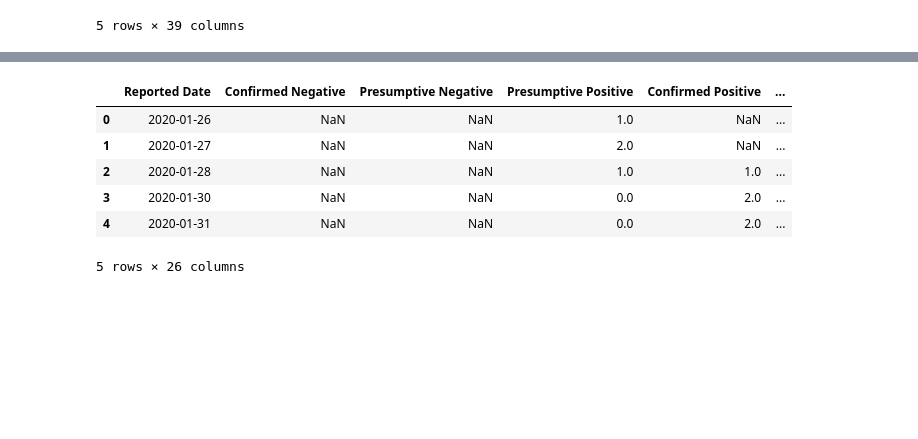
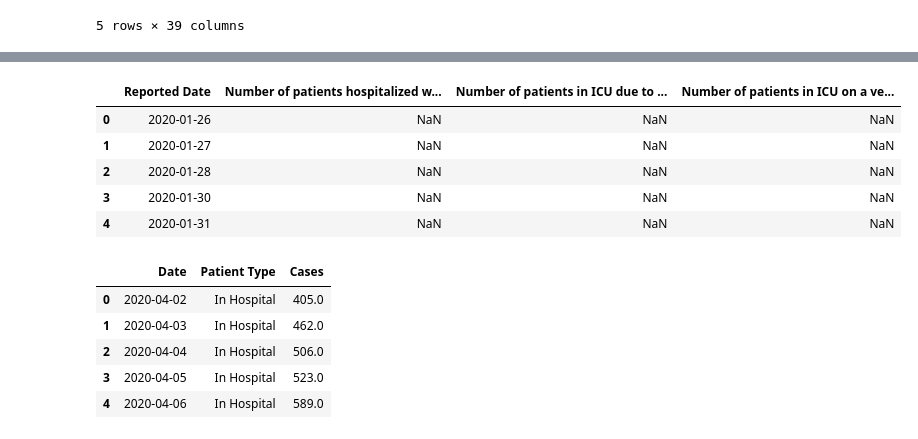
Before and after one commit to MichaszJ/Ontario-COVID-19, a Jupyter notebook: Ontario-COVID-19-P9.ipynb, the cells around one changed output, grey strips where cells are left out. Cells and saved outputs as stored; diff of their text form; code cells hidden in the pictures; blank space fills up the shorter version.

```diff
--- a/Ontario-COVID-19-P9.ipynb
+++ b/Ontario-COVID-19-P9.ipynb
@@ -77,19 +76,35 @@ total_data_trim = total_data[total_data.prname != 'Canada']
 # %%
 # extracting number of hospitalized, ICU, ventilated
 ontario_data2 = pd.read_csv('https://data.ontario.ca/dataset/f4f86e54-872d-43f8-8a86-3892fd3cb5e6/resource/ed270bb8-340b-41f9-a7c6-e8ef587e6d11/download/covidtesting.csv')
 
-hospital_data = ontario_data2[['Reported Date', 'Number of patients hospitalized with COVID-19', 'Number of patients in ICU due to COVID-19', 'Number of patients in ICU on a ventilator due to COVID-19']]
+groups = [
+    'Reported Date', 'Number of patients hospitalized with COVID-19',
+    'Number of patients in ICU due to COVID-19',
+    'Number of patients in ICU on a ventilator due to COVID-19'
+]
 
-#patients_hospitalized = ontario_data2['Number of patients hospitalized with COVID-19'].values
-#patients_icu = ontario_data2['Number of patients in ICU due to COVID-19'].values
-#patients_icu_vent = ontario_data2['Number of patients in ICU on a ventilator due to COVID-19'].values
-
-ontario_data2.head()
+hospital_data = ontario_data2[groups]
+hospital_data.head()
 # %% [output]
-|  | Reported Date | Confirmed Negative | Presumptive Negative | Presumptive Positive | Confirmed Positive | ... |
-| 0 | 2020-01-26 | NaN | NaN | 1.0 | NaN | ... |
-| 1 | 2020-01-27 | NaN | NaN | 2.0 | NaN | ... |
-| 2 | 2020-01-28 | NaN | NaN | 1.0 | 1.0 | ... |
-| 3 | 2020-01-30 | NaN | NaN | 0.0 | 2.0 | ... |
-| 4 | 2020-01-31 | NaN | NaN | 0.0 | 2.0 | ... |
+|  | Reported Date | Number of patients hospitalized w... | Number of patients in ICU due to ... | Number of patients in ICU on a ve... |
+| 0 | 2020-01-26 | NaN | NaN | NaN |
+| 1 | 2020-01-27 | NaN | NaN | NaN |
+| 2 | 2020-01-28 | NaN | NaN | NaN |
+| 3 | 2020-01-30 | NaN | NaN | NaN |
+| 4 | 2020-01-31 | NaN | NaN | NaN |
-5 rows × 26 columns
+# %%
+# data wrangling
+hospital_data = hospital_data.dropna(thresh=2)
+hospital_data.columns = ['Date', 'In Hospital', 'In ICU', 'In ICU with Ventilator']
+
+hospital_data = pd.melt(hospital_data, id_vars=['Date'], value_vars=['In Hospital', 'In ICU', 'In ICU with Ventilator'])
+hospital_data.columns = ['Date', 'Patient Type', 'Cases']
+
+hospital_data.head()
+# %% [output]
+|  | Date | Patient Type | Cases |
+| 0 | 2020-04-02 | In Hospital | 405.0 |
+| 1 | 2020-04-03 | In Hospital | 462.0 |
+| 2 | 2020-04-04 | In Hospital | 506.0 |
+| 3 | 2020-04-05 | In Hospital | 523.0 |
+| 4 | 2020-04-06 | In Hospital | 589.0 |
```
Also changed, not shown: parts of 5 cells of this notebook, 1 other file.
